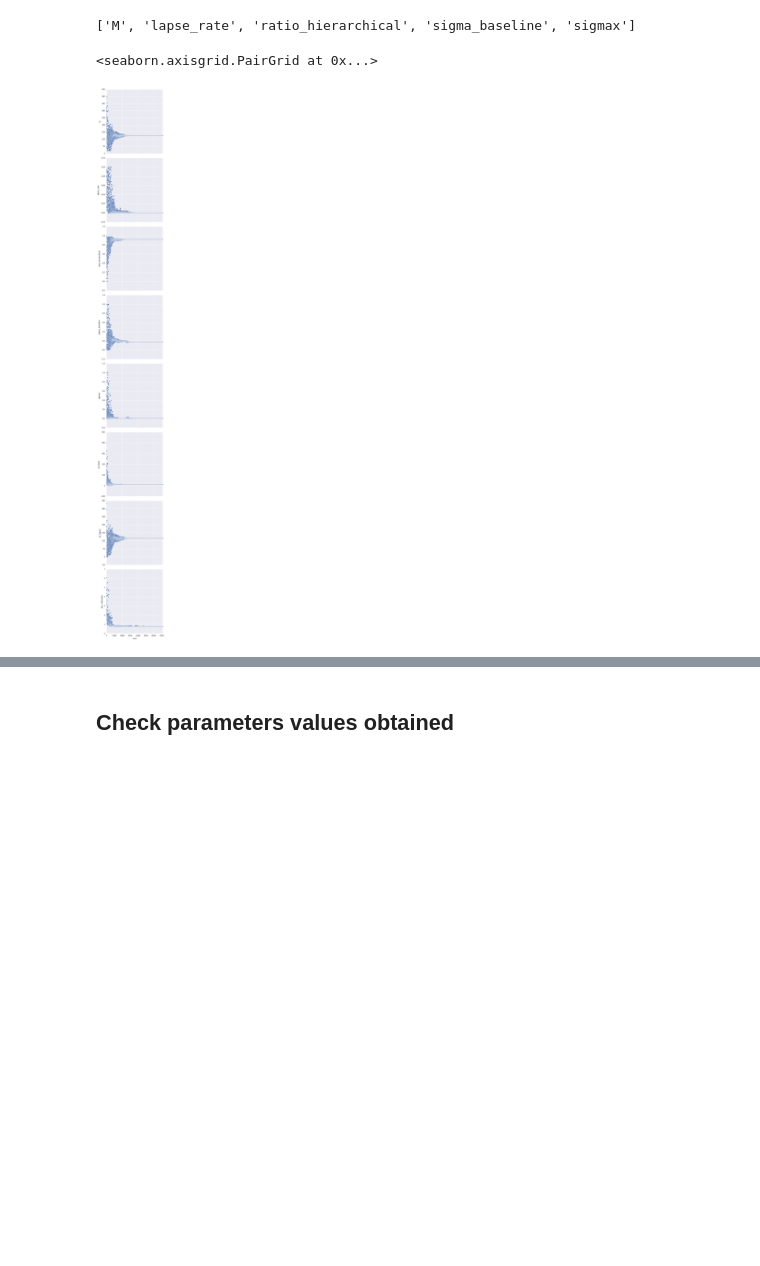
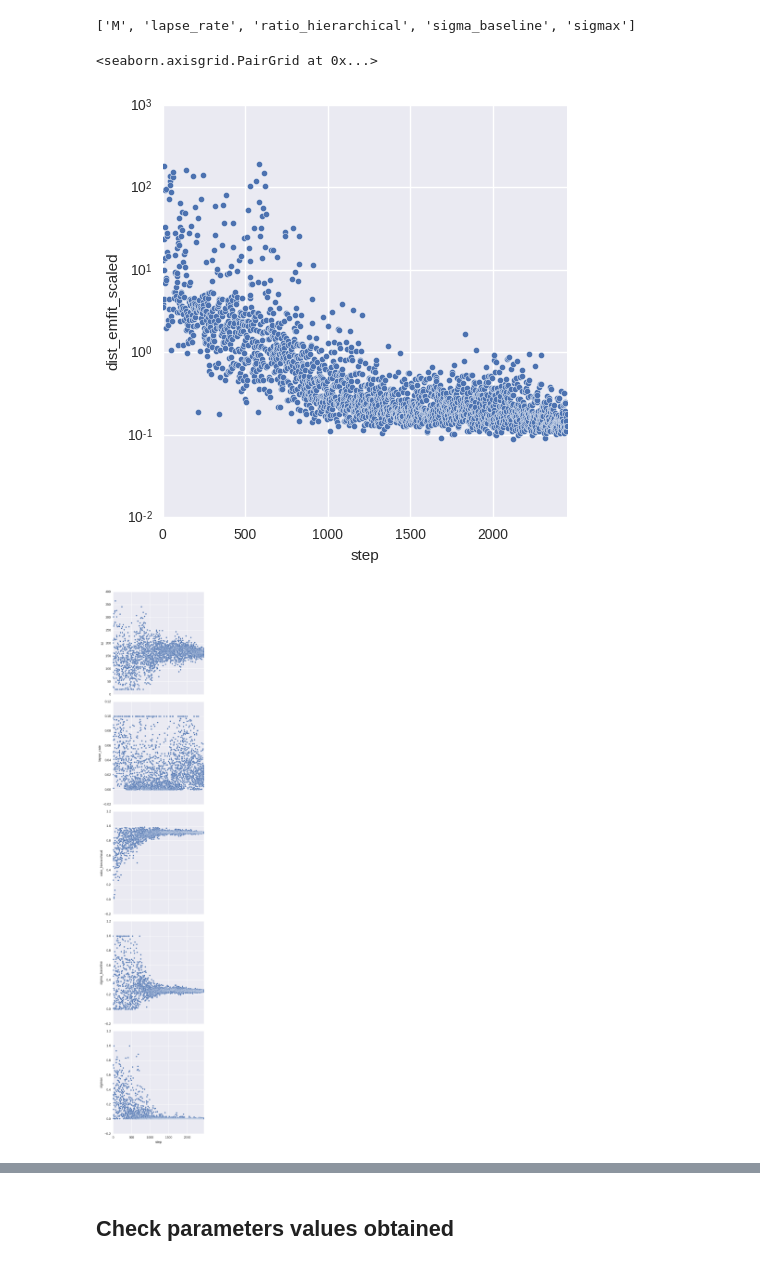
Before and after one commit to Azhag/Bayesian-visual-working-memory, a Jupyter notebook: Experiments/fitexperiment_sigmabaseline_cmaes_08_2016/notebook_cmaes_hier_bays09_3try_emfitscaled_Mratiosigmaxsigmabaselinelapse_100118.ipynb, the cells around one changed output, grey strips where cells are left out. Cells and saved outputs as stored; diff of their text form; code cells hidden in the pictures; blank space fills up the shorter version.

Commit message:
Work on Fisher Info multiple items
Working version right now

```diff
--- a/Experiments/fitexperiment_sigmabaseline_cmaes_08_2016/notebook_cmaes_hier_bays09_3try_emfitscaled_Mratiosigmaxsigmabaselinelapse_100118.ipynb
+++ b/Experiments/fitexperiment_sigmabaseline_cmaes_08_2016/notebook_cmaes_hier_bays09_3try_emfitscaled_Mratiosigmaxsigmabaselinelapse_100118.ipynb
@@ -50,4 +44,8 @@ results_optim_tracking = np.load('outputs/cmaes_alliter_tracking-8fc8a70c-1d64-4
 # %%
-# # 2try, LL Median, 2nd layer output only
-# %cd /nfs/data3/lmatthey/visual_working_mem/fitexperiment_sigmabaseline_cmaes_08_2016/cmaes_hier_bays09_3try_llmedian_Mratiosigmaxsigmabaselinelapserate_repetitions3_241217/
-# results_optim_tracking = np.load('outputs/cmaes_alliter_tracking-32477c6c-5880-4752-a068-5ad387556440.npy').item()
+# both output layers
+%cd /nfs/data3/lmatthey/visual_working_mem/fitexperiment_sigmabaseline_cmaes_08_2016/cmaes_hier_bays09_4try_emfitscaled_Mratiosigmaxsigmabaselinelapserate_repetitions3_110118/
+results_optim_tracking = np.load('outputs/cmaes_alliter_tracking-ebf88106-87bc-49e4-b4b0-574a3f8e62bd.npy').item()
+
+# # 2nd layer output only.
+# %cd /nfs/data3/lmatthey/visual_working_mem/fitexperiment_sigmabaseline_cmaes_08_2016/cmaes_hier_bays09_4try_emfitscaled_Mratiosigmaxsigmabaselinelapserate_repetitions3_100118/
+# results_optim_tracking = np.load('outputs/cmaes_alliter_tracking-745e3a89-520c-487a-8f78-cadd89492430.npy').item()
@@ -66,7 +60,7 @@ parameter_names_sorted
 # %% [output]
 ['M', 'lapse_rate', 'ratio_hierarchical', 'sigma_baseline', 'sigmax']
 # %%
-metric = 'dist_nllmedian'
+metric = 'dist_emfit_scaled'
 
 df_all_fits = pd.DataFrame.from_items([('step', np.arange(fitness.size)),
                                        (metric, np.ma.masked_greater(fitness.flatten(), 1e8))] +
@@ -82,24 +76,36 @@ df_all_fits.loc[:, 'M_lower'] = M_lower
 df_all_fits.loc[:, 'M_higher'] = M_higher
 # %%
 # Filter rows where LL > cutoff value and remove lapse_rate > cutoff
-LL_max_cutoff = 2000000
+LL_max_cutoff = 200
 
 df_best_fits = df_all_fits[df_all_fits[metric] < LL_max_cutoff]
 # %%
+# Learning curve
+g = sns.pairplot(df_best_fits,
+             y_vars=[metric],
+             x_vars=['step'],
+             size=5
+            )
+g.set(xlim=(-1, df_best_fits['step'].max())
+     )
+g.set(yscale = 'log')
+
+
 # Check training of parameters
 g = sns.pairplot(df_best_fits,
-             y_vars=parameter_names_sorted + ['M_lower', 'M_higher', metric],
+             y_vars=parameter_names_sorted,
              x_vars=['step'],
              size=5
             )
 g.set(xlim=(-1, df_best_fits['step'].max()))
-# dataio.save_current_figure('cmaes_traj_{label}_{unique_id}.pdf')
+
 
 # Check parameters effects
-# sns.pairplot(df_best_fits,
-#              x_vars=parameter_names_sorted,
-#              y_vars=[metric],
-#             )
+sns.pairplot(df_best_fits,
+             x_vars=parameter_names_sorted,
+             y_vars=[metric],
+            )
 # %% [output]
 <seaborn.axisgrid.PairGrid at 0x...>
-[figure, old version]
+[figure, new version]
+[figure, added]
```
Also changed, not shown: parts of 13 cells of this notebook, 22 other files.
